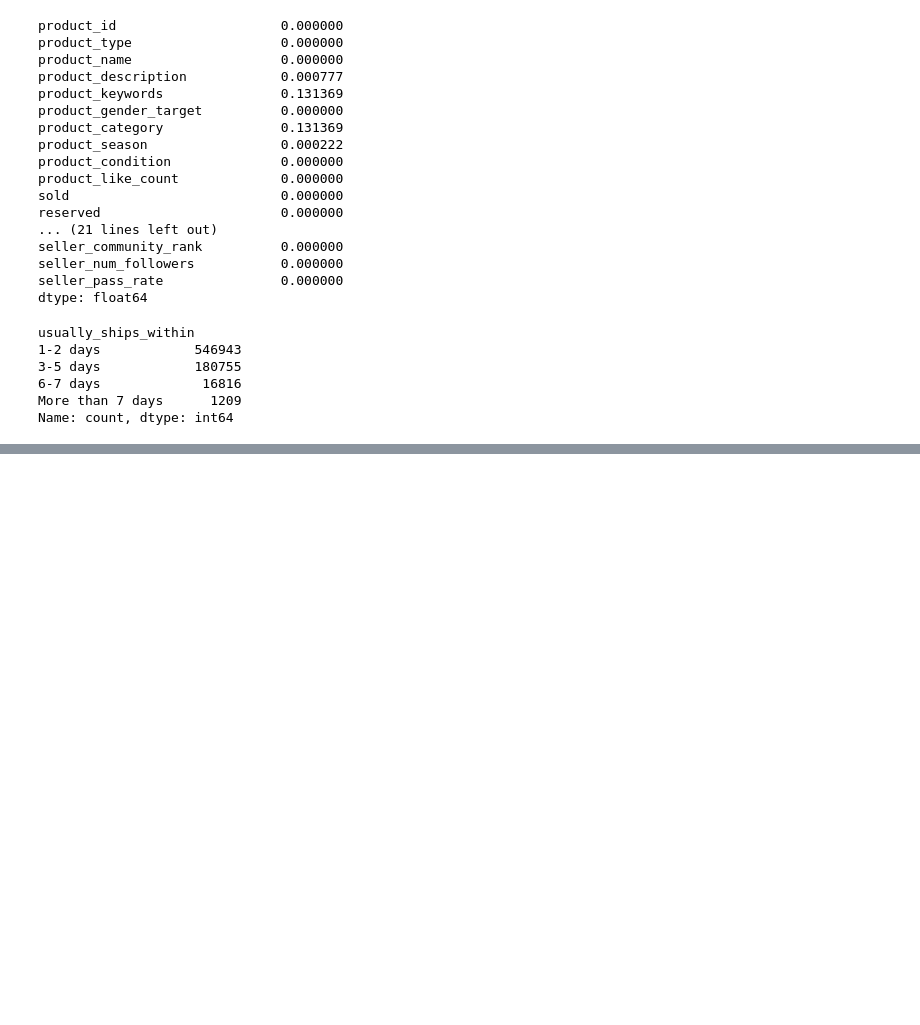
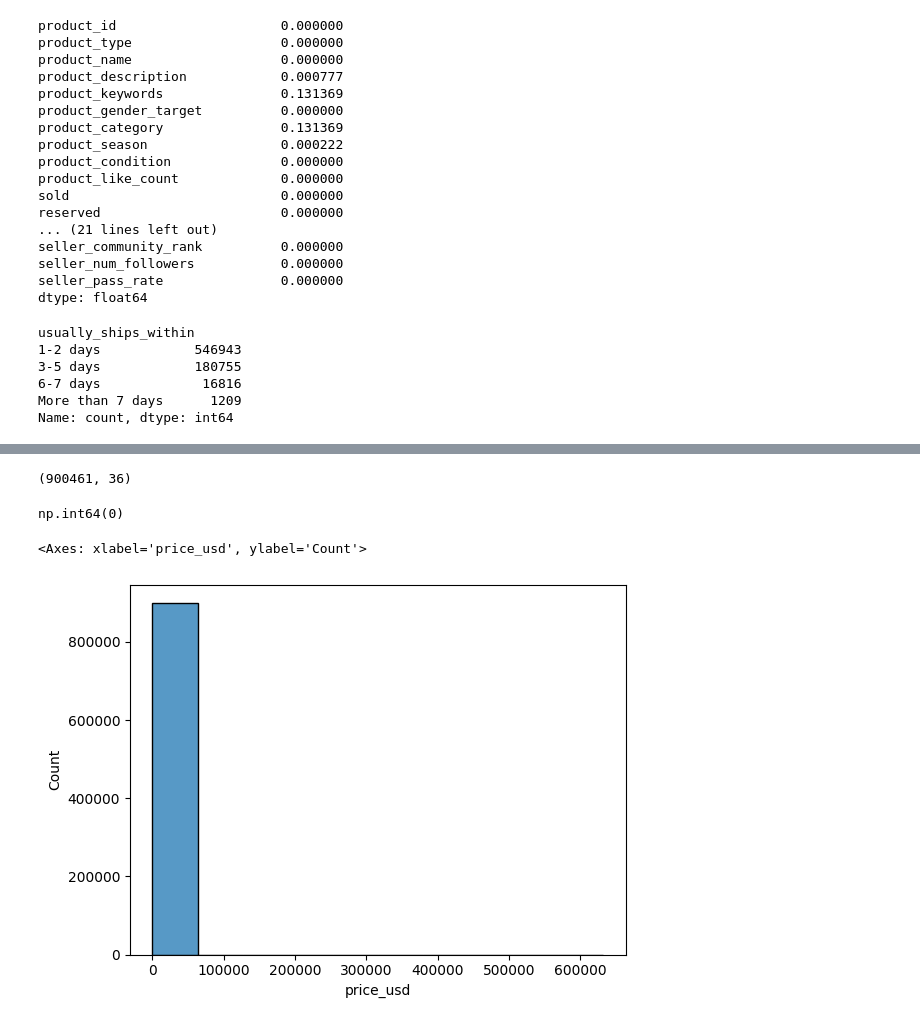
Before and after one commit to aplabey/2nd_hand_fashion_valuation, a Jupyter notebook: notebooks/notebook_SA.ipynb, the cells around one changed output, grey strips where cells are left out. Saved outputs shown, nothing was run; the diff lists cells and outputs as text; code cells hidden in the pictures; blank space fills up the shorter version.

```diff
--- a/notebooks/notebook_SA.ipynb
+++ b/notebooks/notebook_SA.ipynb
@@ -112,0 +195,2 @@ df1['usually_ships_within'] = imputer.transform(df1[''])
+# %%
+df1['product_keywords'] = imputer.fit_transform(df1[['product_keywords']]).reshape(-1)
@@ -112,0 +220,4 @@ df1['usually_ships_within'] = imputer.transform(df1[''])
+# %%
+imputer = SimpleImputer(strategy='constant', fill_value='False')
+
+df1['has_cross_border_fees'] = imputer.fit_transform(df1[['has_cross_border_fees']]).reshape(-1)
@@ -112,0 +247,4 @@ df1['usually_ships_within'] = imputer.transform(df1[''])
+# %%
+imputer = SimpleImputer(strategy='median')
+
+df1['buyers_fees'] = imputer.fit_transform(df1[['buyers_fees']]).reshape(-1)
@@ -112,0 +271,2 @@ df1['usually_ships_within'] = imputer.transform(df1[''])
+# %%
+df1.dropna(inplace=True)
@@ -112,0 +293,13 @@ df1['usually_ships_within'] = imputer.transform(df1[''])
+# %%
+df1.shape
+# %% [output]
+(900461, 36)
+# %%
+df1.duplicated().sum()
+# %% [output]
+np.int64(0)
+# %%
+sns.histplot(df1['price_usd'],bins=10)
+# %% [output]
+<Axes: xlabel='price_usd', ylabel='Count'>
+[figure, added]
```
Also changed, not shown: parts of 59 cells of this notebook.
